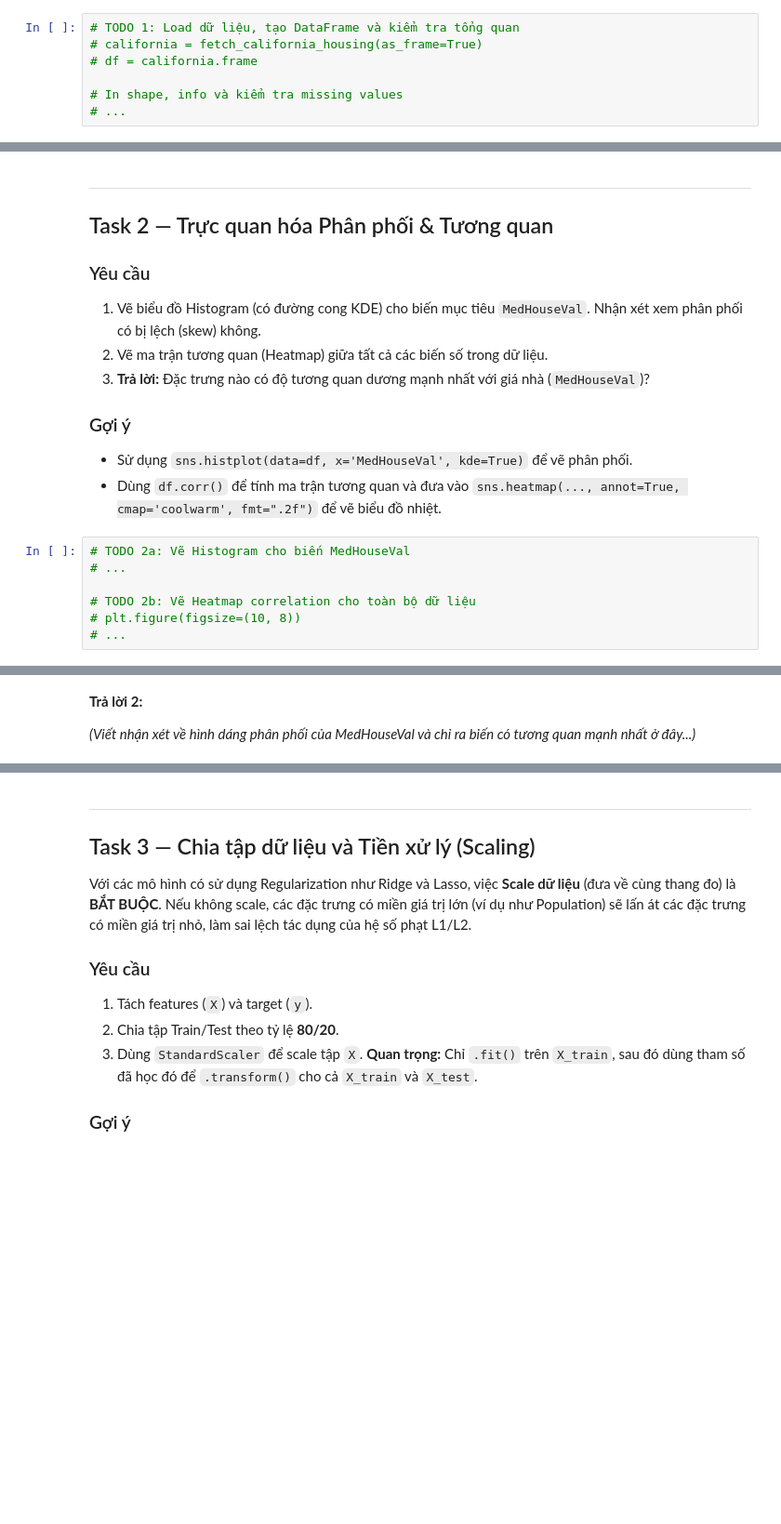
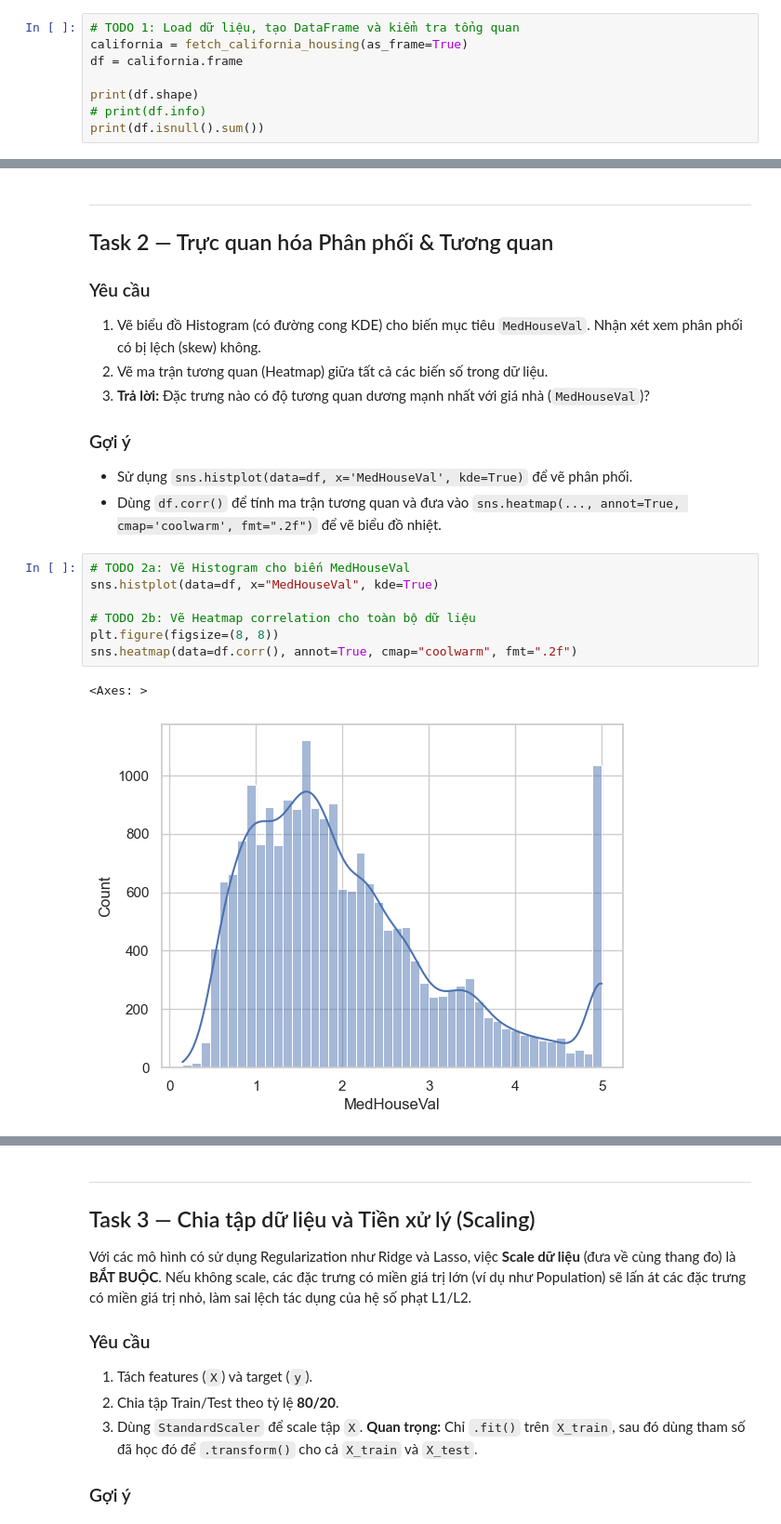
Before and after one commit to khoile2550109-cyber/mliot-pyml-2026-hw, a Jupyter notebook: week03/BTVN_buoi6_housing.ipynb, the cells around one changed output, grey strips where cells are left out. Shown at 93% size. Drawn from its saved outputs; the diff is of its cells as text; blank space fills up the shorter version.

```diff
--- a/week03/BTVN_buoi6_housing.ipynb
+++ b/week03/BTVN_buoi6_housing.ipynb
@@ -59,8 +59,9 @@ print("Đã import xong thư viện.")
 - Dùng `df.isnull().sum()` để đếm số lượng giá trị thiếu cho mỗi cột.
 # %%
 # TODO 1: Load dữ liệu, tạo DataFrame và kiểm tra tổng quan
-# california = fetch_california_housing(as_frame=True)
-# df = california.frame
+california = fetch_california_housing(as_frame=True)
+df = california.frame
 
-# In shape, info và kiểm tra missing values
-# ...
+print(df.shape)
+# print(df.info)
+print(df.isnull().sum())
@@ -78,8 +91,11 @@ print("Đã import xong thư viện.")
 - Dùng `df.corr()` để tính ma trận tương quan và đưa vào `sns.heatmap(..., annot=True, cmap='coolwarm', fmt=".2f")` để vẽ biểu đồ nhiệt.
 # %%
 # TODO 2a: Vẽ Histogram cho biến MedHouseVal
-# ...
+sns.histplot(data=df, x="MedHouseVal", kde=True)
 
 # TODO 2b: Vẽ Heatmap correlation cho toàn bộ dữ liệu
-# plt.figure(figsize=(10, 8))
-# ...
+plt.figure(figsize=(8, 8))
+sns.heatmap(data=df.corr(), annot=True, cmap="coolwarm", fmt=".2f")
+# %% [output]
+<Axes: >
+[figure, added]
@@ -86,4 +102,0 @@ print("Đã import xong thư viện.")
-# %% [markdown]
-**Trả lời 2:**
-
-*(Viết nhận xét về hình dáng phân phối của MedHouseVal và chỉ ra biến có tương quan mạnh nhất ở đây...)*
```
Also changed, not shown: parts of 8 cells of this notebook.
